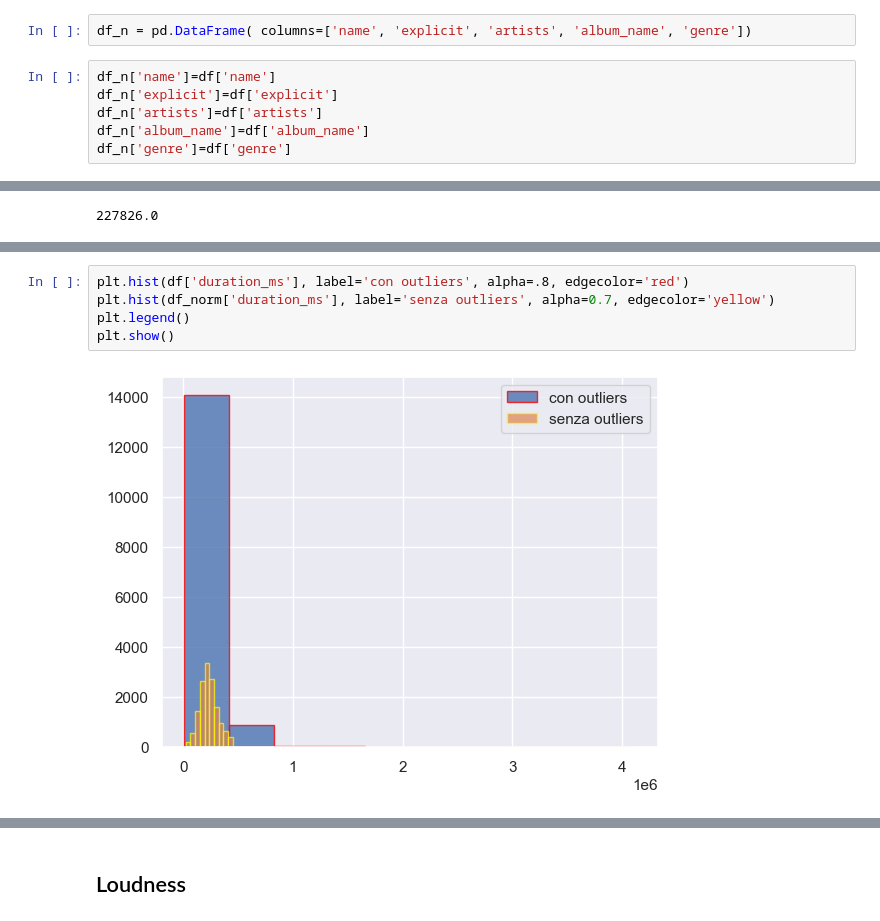
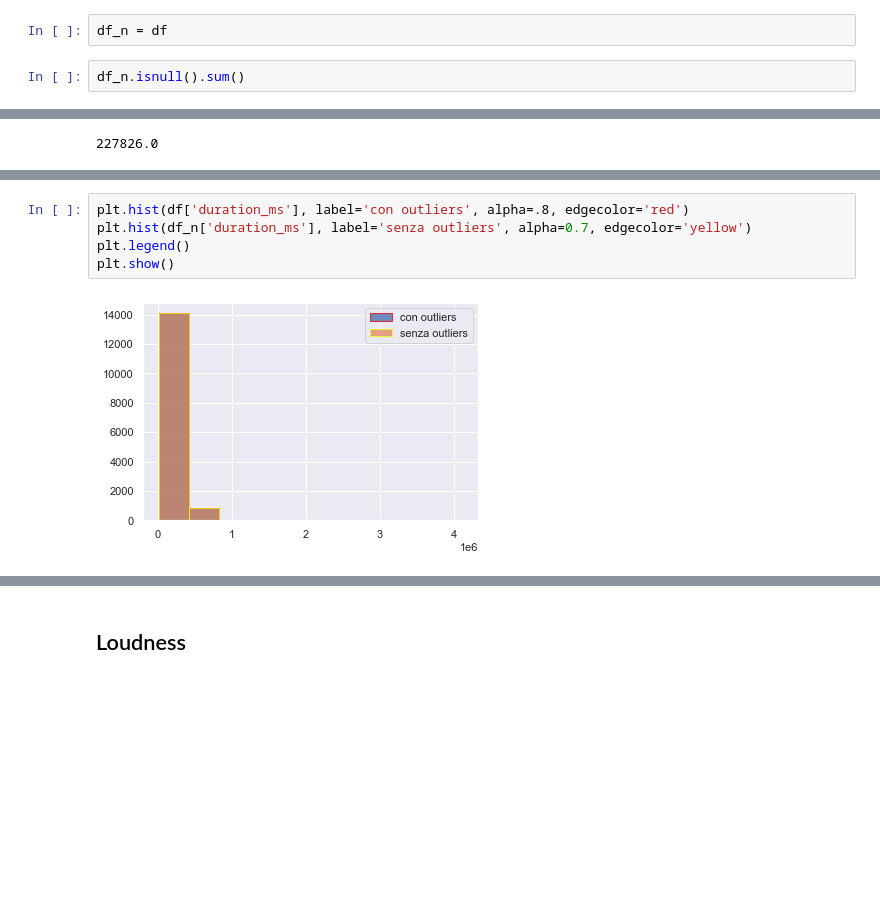
Before and after one commit to Bakko000/Data-Mining, a Jupyter notebook: dataset (missing + split)/Data understanding_2.ipynb, the cells around one changed output, grey strips where cells are left out. Drawn from its saved outputs; the diff is of its cells as text; blank space fills up the shorter version.

```diff
--- a/dataset (missing + split)/Data understanding_2.ipynb
+++ b/dataset (missing + split)/Data understanding_2.ipynb
@@ -345,10 +345,6 @@ sns.regplot(x='duration_ms', y='n_bars', fit_reg=False, data=df)
 # %% [markdown]
 ## RIMOZIONE OUTLIERS
 # %%
-df_n = pd.DataFrame( columns=['name', 'explicit', 'artists', 'album_name', 'genre'])
+df_n = df
 # %%
-df_n['name']=df['name']
-df_n['explicit']=df['explicit']
-df_n['artists']=df['artists']
-df_n['album_name']=df['album_name']
-df_n['genre']=df['genre']
+df_n.isnull().sum()
@@ -399,8 +412,8 @@ sns.boxplot(y=df_norm["duration_ms"])
 # %%
 plt.hist(df['duration_ms'], label='con outliers', alpha=.8, edgecolor='red')
-plt.hist(df_norm['duration_ms'], label='senza outliers', alpha=0.7, edgecolor='yellow')
+plt.hist(df_n['duration_ms'], label='senza outliers', alpha=0.7, edgecolor='yellow')
 plt.legend()
 plt.show()
 # %% [output]
-[figure, old version]
+[figure, new version]
 # %%
```
Also changed, not shown: parts of 65 cells of this notebook.
